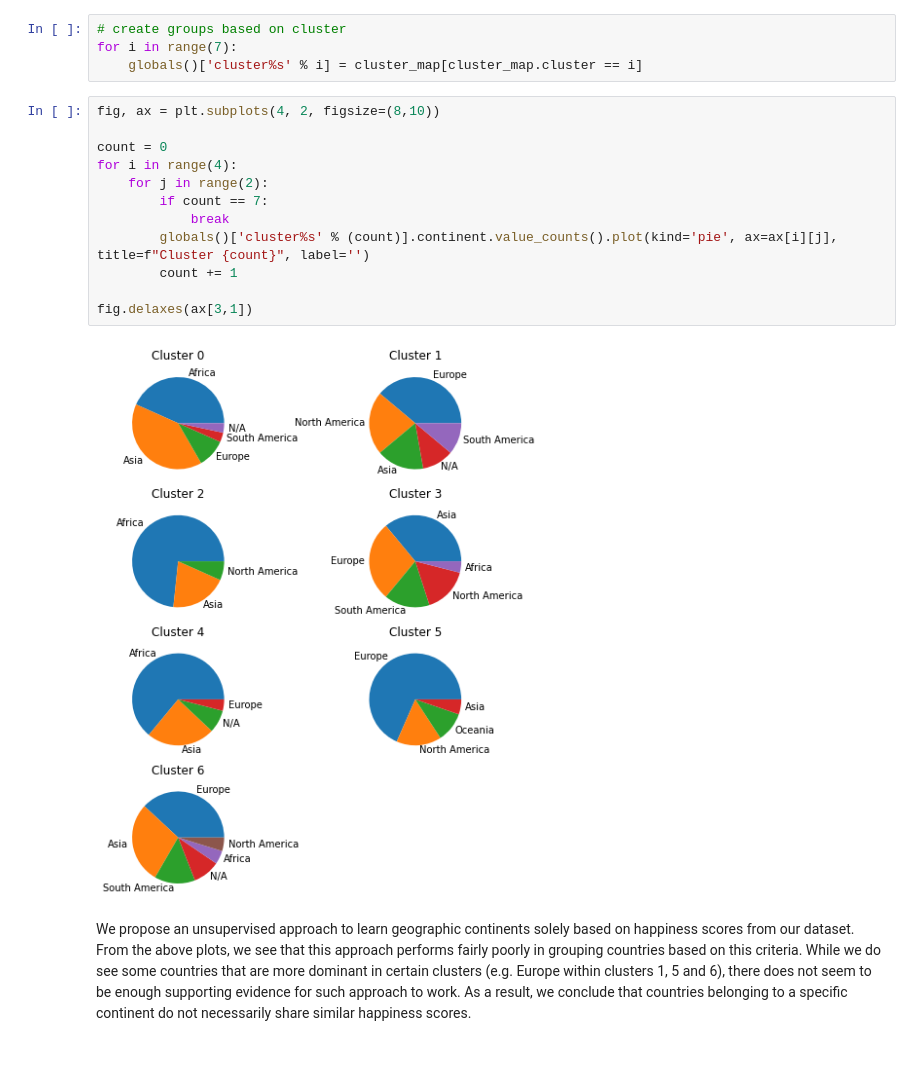
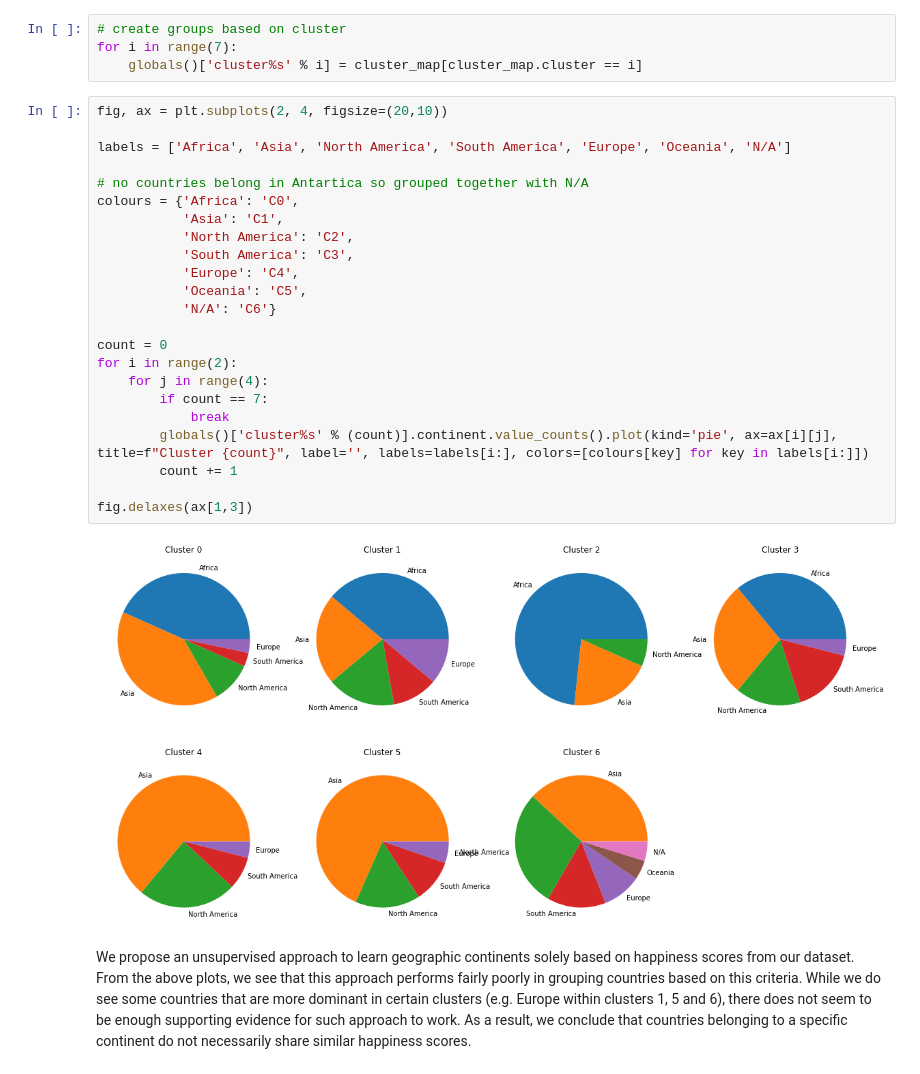
Before and after one commit to epfl-ada/ada-2020-project-milestone-p3-p3_spada, a Jupyter notebook: happiness.ipynb, the cells around one changed output. Saved outputs shown, nothing was run; the diff lists cells and outputs as text.

Commit message:
changed pie plots

```diff
--- a/happiness.ipynb
+++ b/happiness.ipynb
@@ -439,19 +432,30 @@ See the caveats in the documentation: https://pandas.pydata.org/pandas-docs/stab
 for i in range(7):
     globals()['cluster%s' % i] = cluster_map[cluster_map.cluster == i]
 # %%
-fig, ax = plt.subplots(4, 2, figsize=(8,10))
+fig, ax = plt.subplots(2, 4, figsize=(20,10))
+
+labels = ['Africa', 'Asia', 'North America', 'South America', 'Europe', 'Oceania', 'N/A']
+
+# no countries belong in Antartica so grouped together with N/A
+colours = {'Africa': 'C0',
+           'Asia': 'C1',
+           'North America': 'C2',
+           'South America': 'C3',
+           'Europe': 'C4',
+           'Oceania': 'C5',
+           'N/A': 'C6'}
 
 count = 0
-for i in range(4):
-    for j in range(2):
+for i in range(2):
+    for j in range(4):
         if count == 7:
             break
-        globals()['cluster%s' % (count)].continent.value_counts().plot(kind='pie', ax=ax[i][j], title=f"Cluster {count}", label='')
+        globals()['cluster%s' % (count)].continent.value_counts().plot(kind='pie', ax=ax[i][j], title=f"Cluster {count}", label='', labels=labels[i:], colors=[colours[key] for key in labels[i:]])
         count += 1
 
-fig.delaxes(ax[3,1])
+fig.delaxes(ax[1,3])
 # %% [output]
-[figure, old version]
+[figure, new version]
 # %% [markdown]
 We propose an unsupervised approach to learn geographic continents solely based on happiness scores from our dataset. From the above plots, we see that this approach performs fairly poorly in grouping countries based on this criteria. While we do see some countries that are more dominant in certain clusters (e.g. Europe within clusters 1, 5 and 6), there does not seem to be enough supporting evidence for such approach to work. As a result, we conclude that countries belonging to a specific continent do not necessarily share similar happiness scores.
 # %% [markdown]
```
Also changed, not shown: parts of 9 cells of this notebook.
